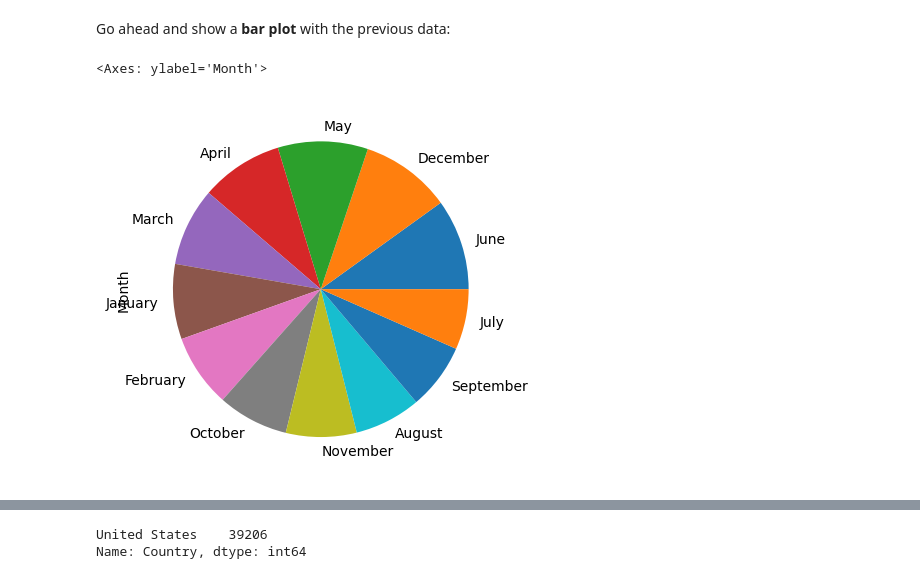
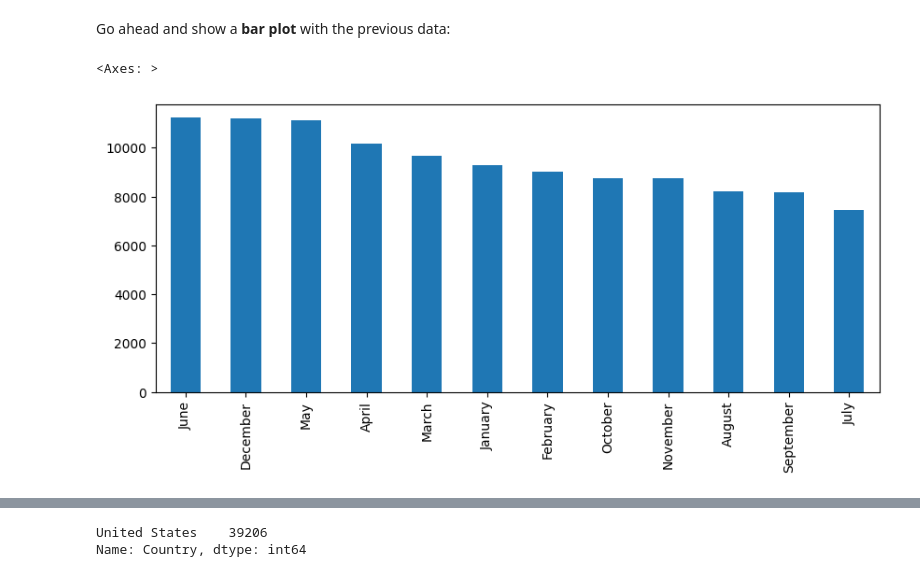
Before and after one commit to ejwang8/PandasExercises, a Jupyter notebook: freeCodeCamp_exercise1.ipynb, the cells around one changed output, grey strips where cells are left out. Cells and saved outputs as stored; diff of their text form; code cells hidden in the pictures.

```diff
--- a/freeCodeCamp_exercise1.ipynb
+++ b/freeCodeCamp_exercise1.ipynb
@@ -117,10 +117,10 @@ Name: Month, dtype: int64
 Go ahead and show a <b>bar plot</b> with the previous data:
 # %%
 # your code goes here
-sales['Month'].value_counts().plot(kind="pie")
+sales['Month'].value_counts().plot(kind="bar", figsize=(10, 4))
 # %% [output]
-<Axes: ylabel='Month'>
+<Axes: >
-[figure, old version]
+[figure, new version]
 # %% [markdown]
 ![green-divider](https://user-images.githubusercontent.com/7065401/52071924-c003ad80-2562-11e9-8297-1c6595f8a7ff.png)
 
```
Also changed, not shown: parts of 1 cell of this notebook.
